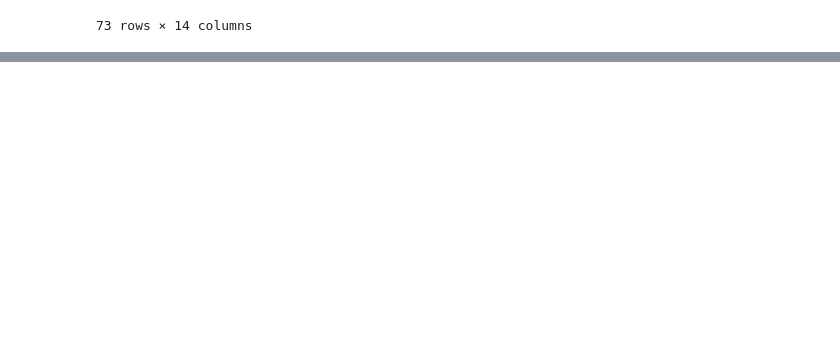
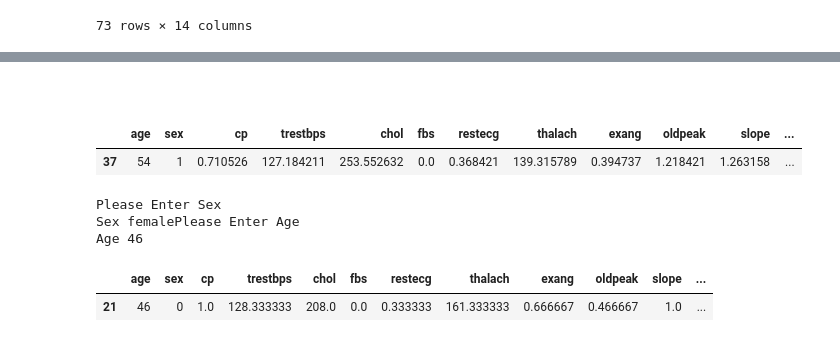
Before and after one commit to afinaldawn/SC2022-BatchB-electric-pythons, a Jupyter notebook: AICamp_Project/Advanced_Features.ipynb, the cells around one changed output, grey strips where cells are left out. Cells and saved outputs as stored; diff of their text form; code cells hidden in the pictures; blank space fills up the shorter version.

```diff
--- a/AICamp_Project/Advanced_Features.ipynb
+++ b/AICamp_Project/Advanced_Features.ipynb
@@ -98,0 +149,42 @@ df_mean_data.head()
+# %% [markdown]
+#####
+# %%
+def specify2():
+
+    print("Please Enter Sex")
+    ans_sex = input("Sex")
+    if ans_sex.lower() in ['male']:
+        s = 1
+
+    elif ans_sex.lower() in ['female']:
+        s = 0
+    else:
+        exit()
+
+    print("Please Enter Age")
+    ans_age = input("Age")
+
+    if ans_age < 29 or ans_age > 77:
+        print("No data for that age")
+        exit()
+
+    a = int(ans_age)
+
+
+
+
+    new_df = df_mean_data[(df_mean_data['sex'] == s) & (df_mean_data['age'] == a)]
+    return new_df
+# %%
+mean_df
+# %% [output]
+|  | age | sex | cp | trestbps | chol | fbs | restecg | thalach | exang | oldpeak | slope | ... |
+| 37 | 54 | 1 | 0.710526 | 127.184211 | 253.552632 | 0.0 | 0.368421 | 139.315789 | 0.394737 | 1.218421 | 1.263158 | ... |
+# %%
+specify2()
+# %% [output]
+Please Enter Sex
+Sex femalePlease Enter Age
+Age 46
+|  | age | sex | cp | trestbps | chol | fbs | restecg | thalach | exang | oldpeak | slope | ... |
+| 21 | 46 | 0 | 1.0 | 128.333333 | 208.0 | 0.0 | 0.333333 | 161.333333 | 0.666667 | 0.466667 | 1.0 | ... |
```
Also changed, not shown: parts of 13 cells of this notebook, 36 other files.
